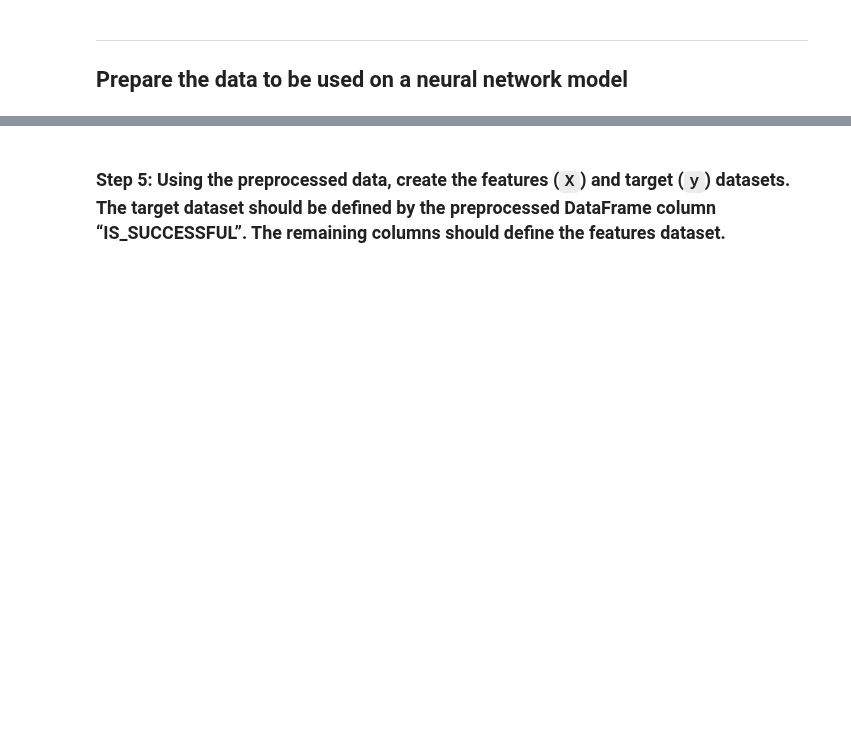
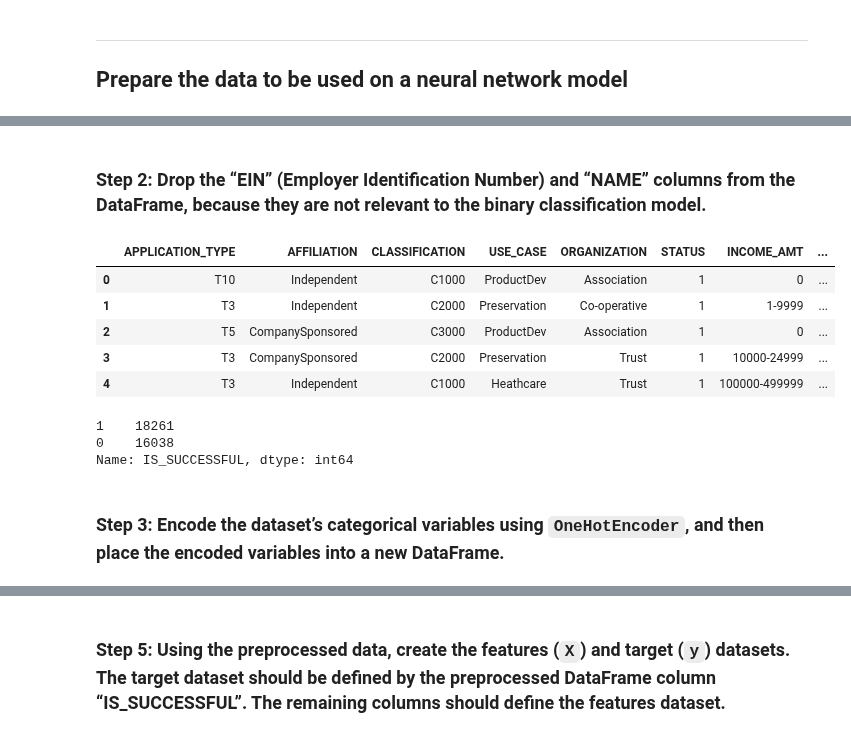
Before and after one commit to rdillens/Algo_Signals, a Jupyter notebook: venture_funding_with_deep_learning.ipynb, the cells around one changed output, grey strips where cells are left out. Saved outputs shown, nothing was run; the diff lists cells and outputs as text; code cells hidden in the pictures; blank space fills up the shorter version.

```diff
--- a/venture_funding_with_deep_learning.ipynb
+++ b/venture_funding_with_deep_learning.ipynb
@@ -76,0 +129,23 @@ Name: Trade Signal, dtype: int64
+# %% [markdown]
+### Step 2: Drop the “EIN” (Employer Identification Number) and “NAME” columns from the DataFrame, because they are not relevant to the binary classification model.
+# %%
+# Drop the 'EIN' and 'NAME' columns from the DataFrame
+applicant_data_df = applicant_data_df.drop(columns=['EIN', 'NAME'])
+
+# Review the DataFrame
+display(applicant_data_df.head())
+# %% [output]
+|  | APPLICATION_TYPE | AFFILIATION | CLASSIFICATION | USE_CASE | ORGANIZATION | STATUS | INCOME_AMT | ... |
+| 0 | T10 | Independent | C1000 | ProductDev | Association | 1 | 0 | ... |
+| 1 | T3 | Independent | C2000 | Preservation | Co-operative | 1 | 1-9999 | ... |
+| 2 | T5 | CompanySponsored | C3000 | ProductDev | Association | 1 | 0 | ... |
+| 3 | T3 | CompanySponsored | C2000 | Preservation | Trust | 1 | 10000-24999 | ... |
+| 4 | T3 | Independent | C1000 | Heathcare | Trust | 1 | 100000-499999 | ... |
+# %%
+display(applicant_data_df['IS_SUCCESSFUL'].value_counts())
+# %% [output]
+1    18261
+0    16038
+Name: IS_SUCCESSFUL, dtype: int64
+# %% [markdown]
+### Step 3: Encode the dataset’s categorical variables using `OneHotEncoder`, and then place the encoded variables into a new DataFrame.
```
Also changed, not shown: parts of 52 cells of this notebook, 1 other file.
